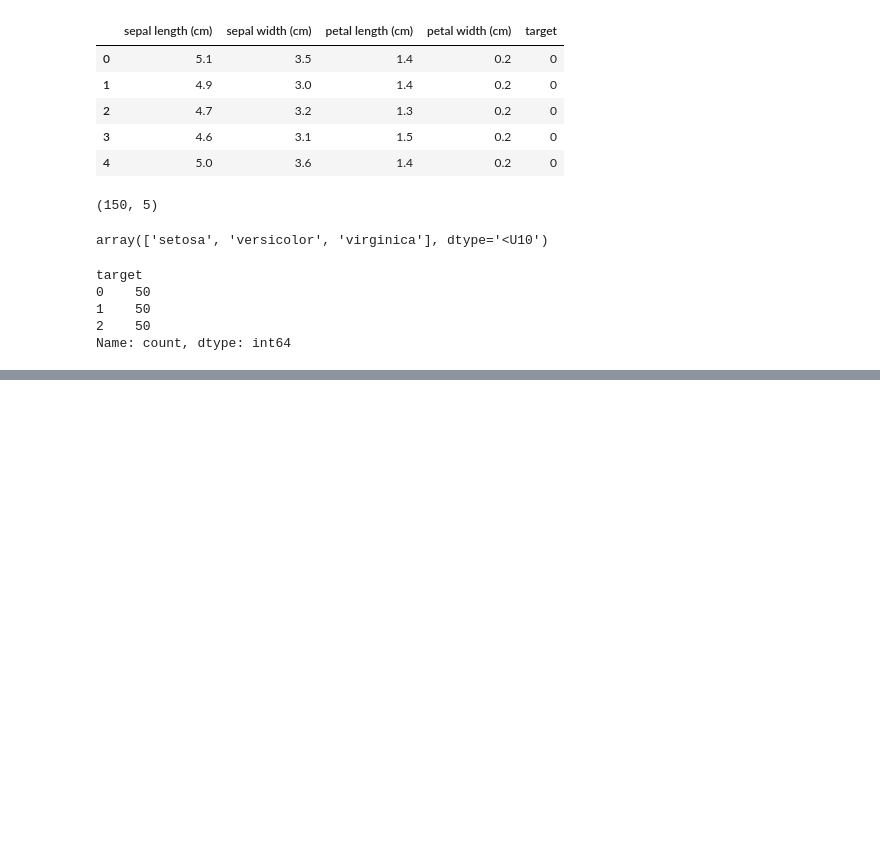
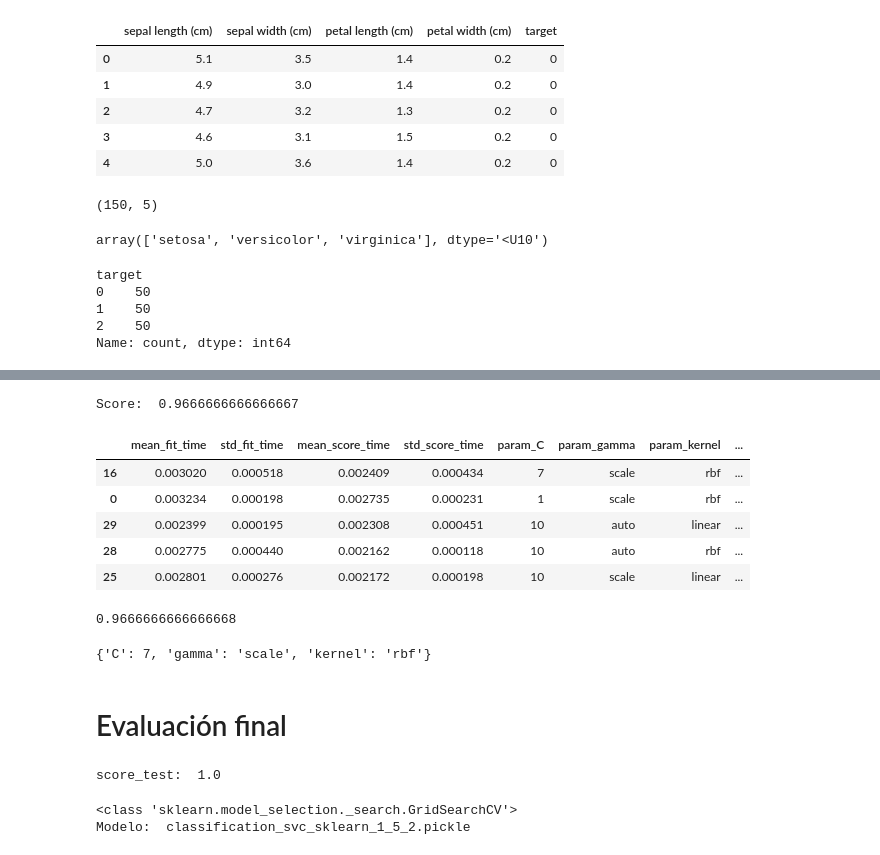
Before and after one commit to jayounghoyos/ML_clasification_iris_flower, a Jupyter notebook: AprendizajeAutomatico.ipynb, the cells around one changed output, grey strips where cells are left out. Cells and saved outputs as stored; diff of their text form; code cells hidden in the pictures; blank space fills up the shorter version.

```diff
--- a/AprendizajeAutomatico.ipynb
+++ b/AprendizajeAutomatico.ipynb
@@ -86,0 +216,64 @@ Name: count, dtype: int64
+# %%
+# Seleccionar modelo
+model = SVC()
+
+# Definir hiperparámetros a ajustar
+parameters_grid = {
+    'kernel':['rbf','linear','sigmoid','poly'],
+    'C':[1,3,7,10],
+    'gamma': ['scale','auto']
+}
+
+# Utilizar método grid search con "croos_validation"
+model_adj = GridSearchCV(model,parameters_grid, cv=5, scoring="accuracy")
+model_adj.fit(X_train_val, y_train_val)
+
+#Evaluar el modelo
+score = model_adj.score(X_train_val,y_train_val)
+print("Score: ", score)
+# %% [output]
+Score:  0.9666666666666667
+# %%
+# Leer resultados de Grid search CV
+
+model_adj.cv_results_
+pd.DataFrame(model_adj.cv_results_).sort_values(by="rank_test_score").head()
+# %% [output]
+|  | mean_fit_time | std_fit_time | mean_score_time | std_score_time | param_C | param_gamma | param_kernel | ... |
+| 16 | 0.003020 | 0.000518 | 0.002409 | 0.000434 | 7 | scale | rbf | ... |
+| 0 | 0.003234 | 0.000198 | 0.002735 | 0.000231 | 1 | scale | rbf | ... |
+| 29 | 0.002399 | 0.000195 | 0.002308 | 0.000451 | 10 | auto | linear | ... |
+| 28 | 0.002775 | 0.000440 | 0.002162 | 0.000118 | 10 | auto | rbf | ... |
+| 25 | 0.002801 | 0.000276 | 0.002172 | 0.000198 | 10 | scale | linear | ... |
+# %%
+model_adj.best_score_
+# %% [output]
+0.9666666666666668
+# %%
+model_adj.best_params_
+# %% [output]
+{'C': 7, 'gamma': 'scale', 'kernel': 'rbf'}
+# %% [markdown]
+# Evaluación final
+# %%
+# Estimar y evaluar los datos
+y_test_pred = model_adj.predict(X_test)
+score_test = accuracy_score(y_test, y_test_pred)
+print("score_test: ", score_test)
+# %% [output]
+score_test:  1.0
+# %%
+# Guardar modelo
+
+model = model_adj
+model_type = "classification"
+library_name = "svc_sklearn"+ "_" + sklearn.__version__.replace(".","_")
+model_name = model_type + "_" + library_name + ".pickle"
+
+pickle.dump(model, open(model_name,"wb"))
+
+print(type(model))
+print("Modelo: ",model_name)
+# %% [output]
+<class 'sklearn.model_selection._search.GridSearchCV'>
+Modelo:  classification_svc_sklearn_1_5_2.pickle
```
Also changed, not shown: parts of 19 cells of this notebook, 1 other file.
